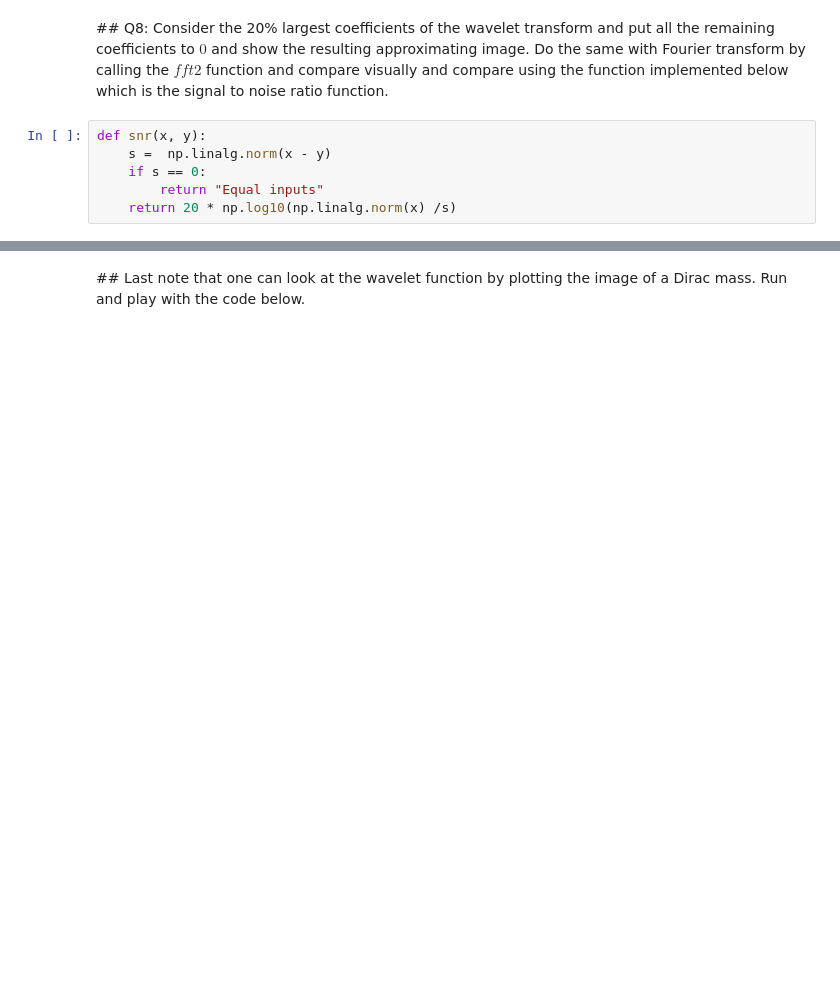
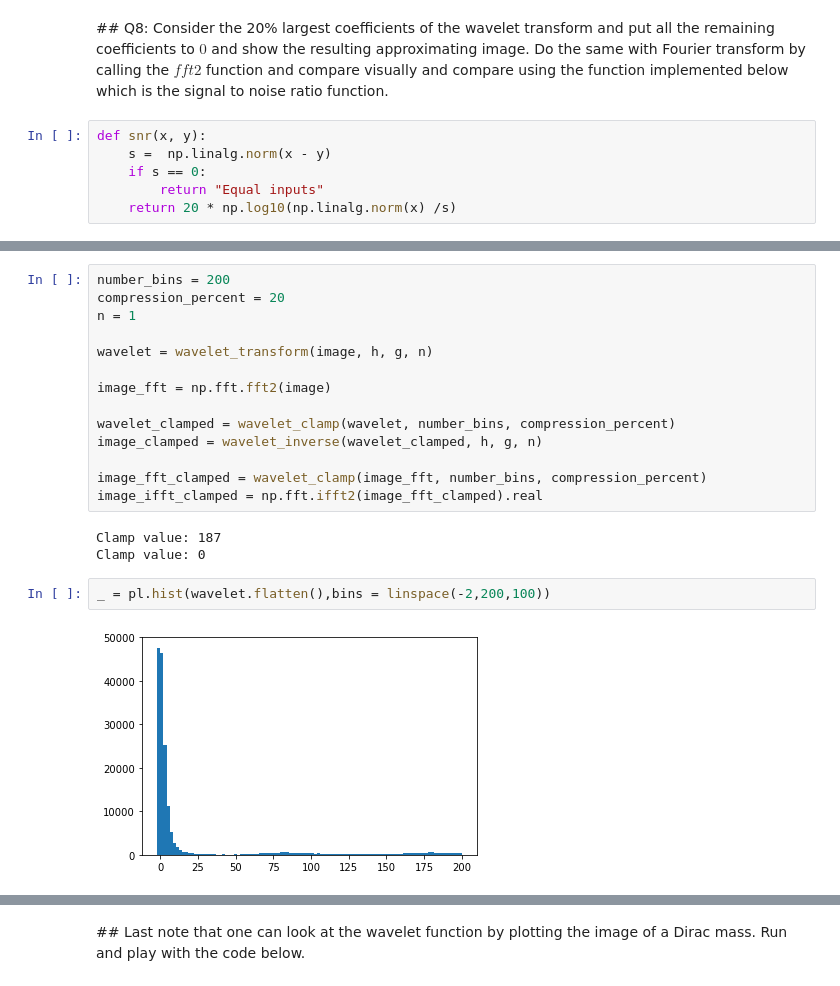
Before and after one commit to piptouque/imac3_td_signalanalysis, a Jupyter notebook: td5/TD-Wavelets-Exercise.ipynb, the cells around one changed output, grey strips where cells are left out. Saved outputs shown, nothing was run; the diff lists cells and outputs as text; blank space fills up the shorter version.

```diff
--- a/td5/TD-Wavelets-Exercise.ipynb
+++ b/td5/TD-Wavelets-Exercise.ipynb
@@ -266,0 +323,21 @@ def snr(x, y):
+# %%
+number_bins = 200
+compression_percent = 20
+n = 1
+
+wavelet = wavelet_transform(image, h, g, n)
+
+image_fft = np.fft.fft2(image)
+
+wavelet_clamped = wavelet_clamp(wavelet, number_bins, compression_percent)
+image_clamped = wavelet_inverse(wavelet_clamped, h, g, n)
+
+image_fft_clamped = wavelet_clamp(image_fft, number_bins, compression_percent)
+image_ifft_clamped = np.fft.ifft2(image_fft_clamped).real
+# %% [output]
+Clamp value: 187
+Clamp value: 0
+# %%
+_ = pl.hist(wavelet.flatten(),bins = linspace(-2,200,100))
+# %% [output]
+[figure, added]
```
Also changed, not shown: parts of 23 cells of this notebook.
